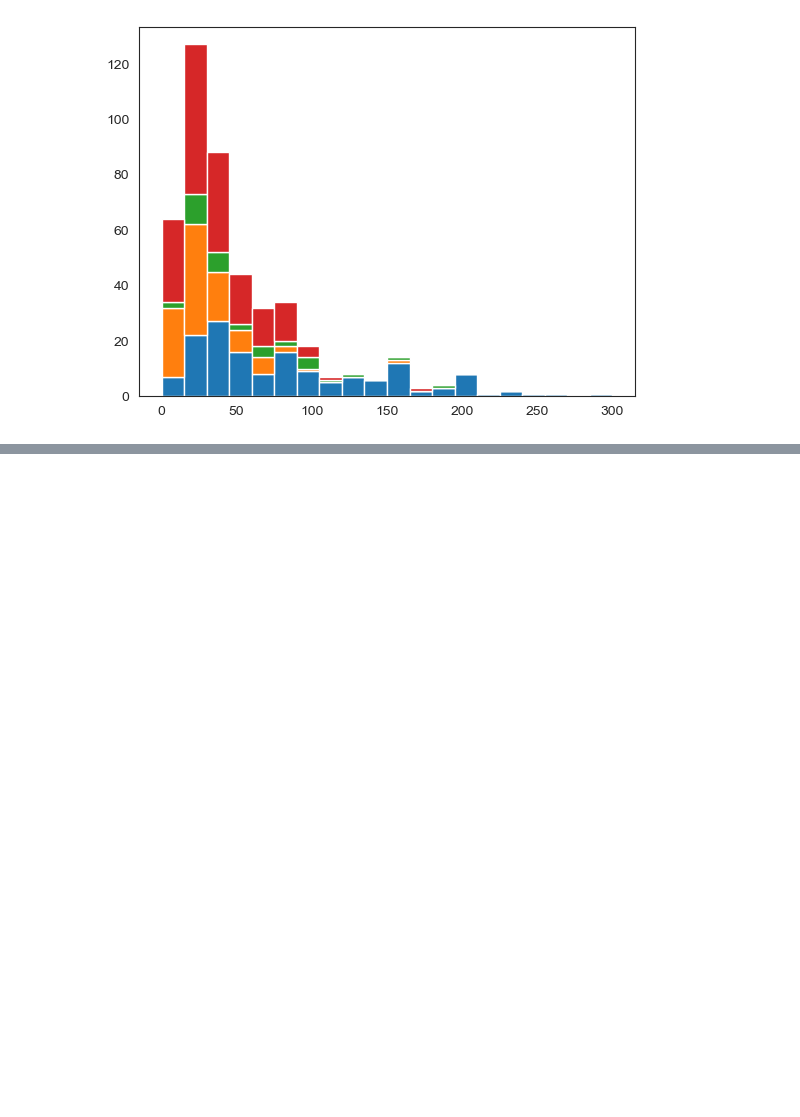
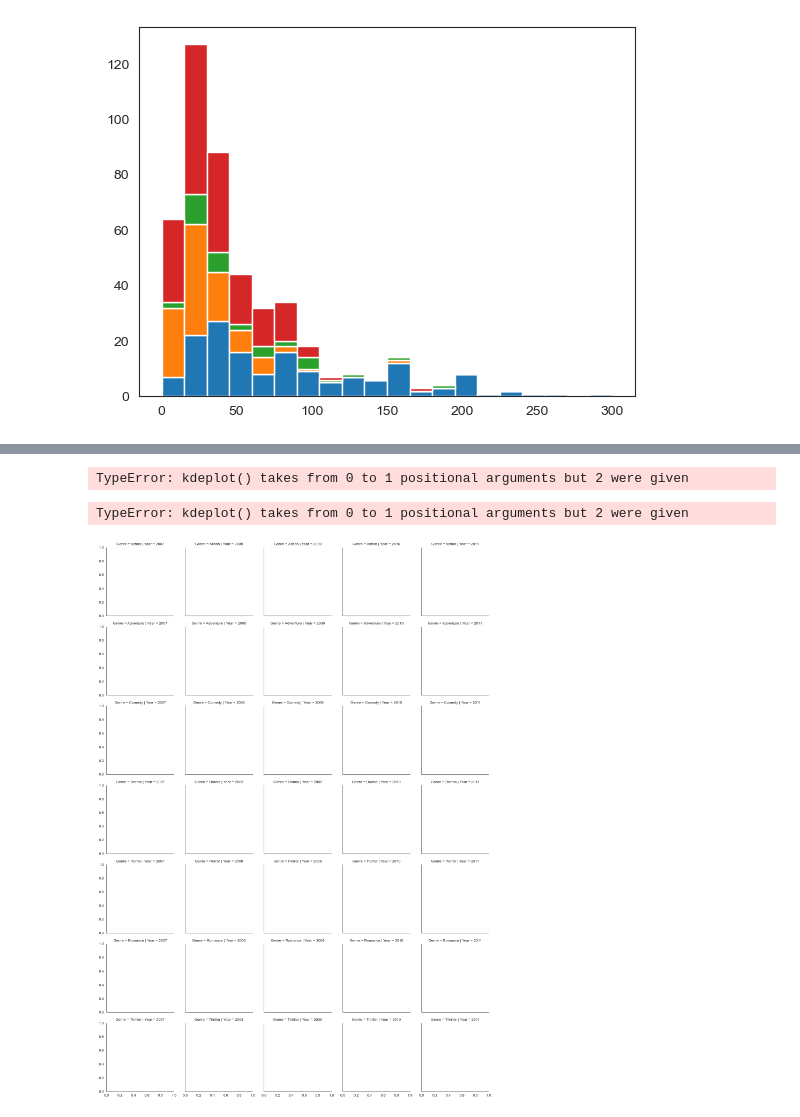
Before and after one commit to pmkmohan/Mini-Projects, a Jupyter notebook: Advanced_Visulization_PMK.ipynb, the cells around one changed output, grey strips where cells are left out. Saved outputs shown, nothing was run; the diff lists cells and outputs as text; code cells hidden in the pictures; blank space fills up the shorter version.

```diff
--- a/Advanced_Visulization_PMK.ipynb
+++ b/Advanced_Visulization_PMK.ipynb
@@ -310,0 +327,12 @@ plt.show()
+# %%
+k1 = sns.kdeplot(movies.CriticRating,movies.AudienceRating)
+# %% [output]
+TypeError: kdeplot() takes from 0 to 1 positional arguments but 2 were given
+# %%
+k1 = sns.kdeplot(movies.CriticRating,movies.AudienceRating,shade = True,shade_lowest=False,cmap='Reds')
+# %% [output]
+TypeError: kdeplot() takes from 0 to 1 positional arguments but 2 were given
+# %%
+g =sns.FacetGrid (movies, row = 'Genre', col = 'Year', hue = 'Genre') #kind of subplots
+# %% [output]
+[figure, added]
```
Also changed, not shown: parts of 3 cells of this notebook.
